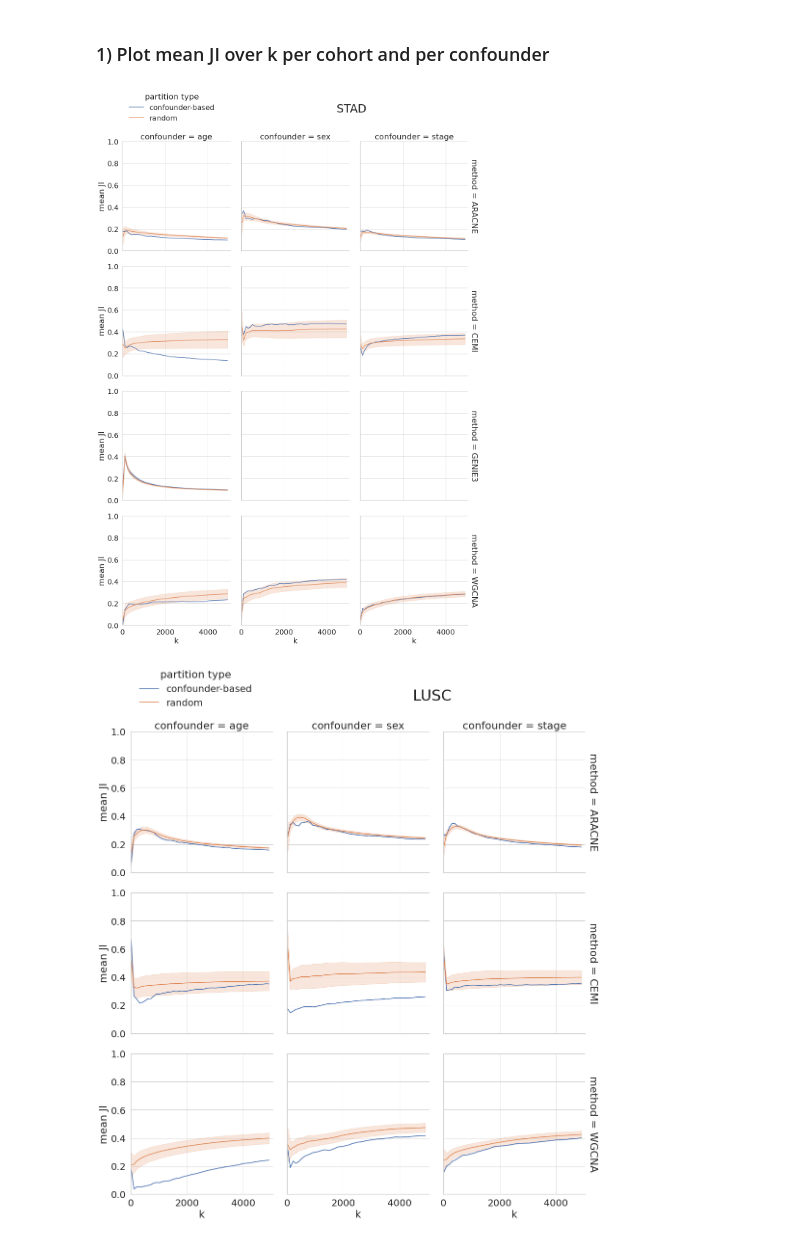
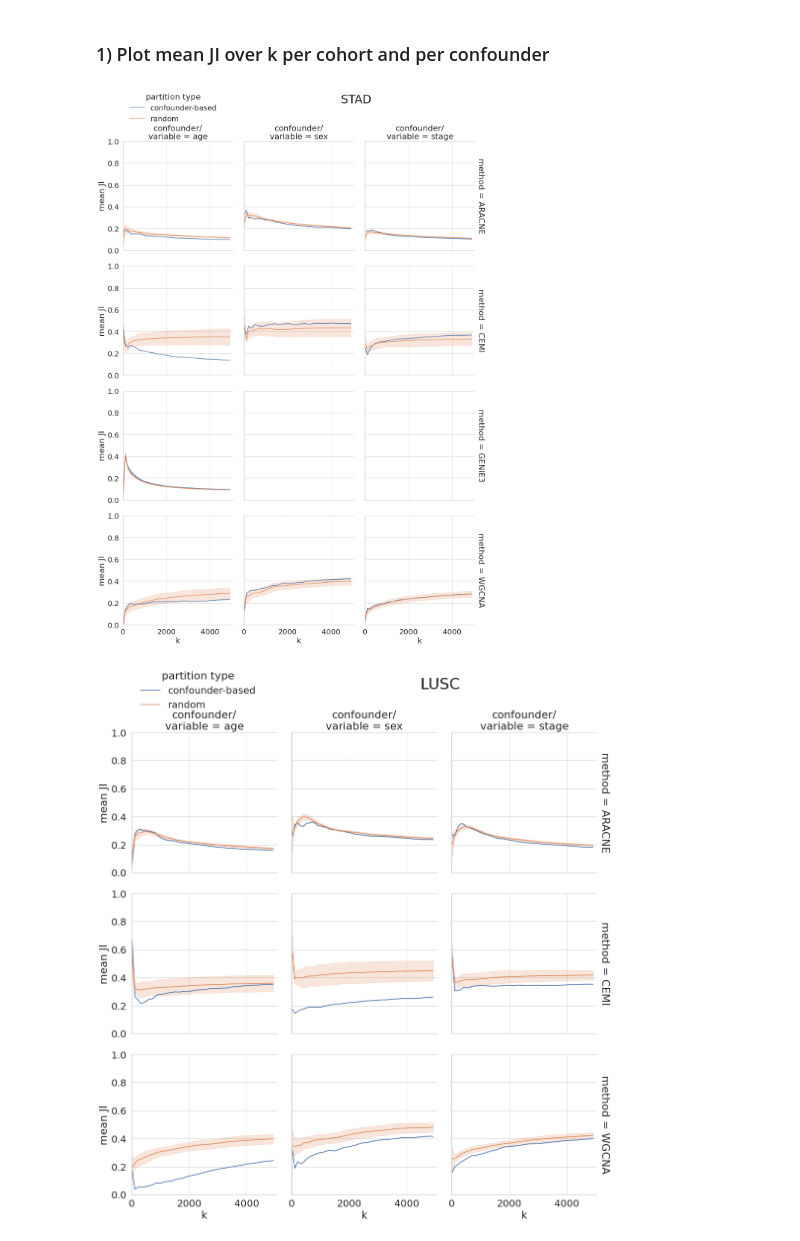
Before and after one commit to bionetslab/grn-confounders, a Jupyter notebook: results_paper/visualize mean_JIs_blocks.ipynb, the cells around one changed output. Cells and saved outputs as stored; diff of their text form; code cells hidden in the pictures.

Commit message:
add plotting notebooks

```diff
--- a/results_paper/visualize mean_JIs_blocks.ipynb
+++ b/results_paper/visualize mean_JIs_blocks.ipynb
@@ -92,16 +66,21 @@ JI_all = JI_all_type[JI_all_type['k']%100 == 10]
+# %%
+JI_all = JI.copy()
+JI_all['confounder/\nvariable'] = JI_all['confounder/\nvariable'].replace(['race'], 'ethnicity')
+confs = ['sex', 'age', 'stage']
+JI_all = JI_all[JI_all['k']%100 == 10]
 # %% [markdown]
 ### 1) Plot mean JI over k per cohort and per confounder
 # %%
 sns.set(font_scale=1.8)
 sns.set_style('whitegrid')
 for ct_sel in ct_sels:
     JI = JI_all[JI_all['cohort'] == ct_sel]
-    g = sns.FacetGrid(JI, row="method", col="confounder", hue='partition type',
+    g = sns.FacetGrid(JI, row="method", col="confounder/\nvariable", hue='partition type',
                       margin_titles=True, xlim=(0,5050), ylim=(0,1), legend_out=False, height=5)
     ax = g.axes[0,0]
     g.map(sns.lineplot, "k", "mean JI",errorbar='sd').add_legend()
     g.fig.suptitle(str(ct_sel), y=1.04, x=0.66, fontsize='x-large')
     sns.move_legend(ax, "upper left", frameon=False, bbox_to_anchor=(0.0, 1.5))
 # %% [output]
-[figure, old version]
+[figure, new version]
-[figure, old version]
+[figure, new version]
```
Also changed, not shown: parts of 11 cells of this notebook.
